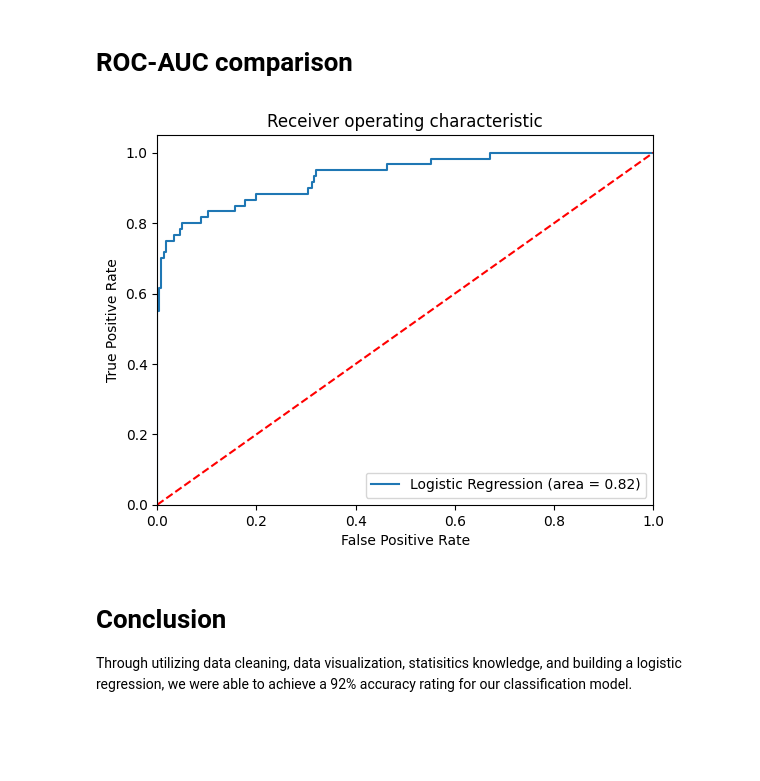
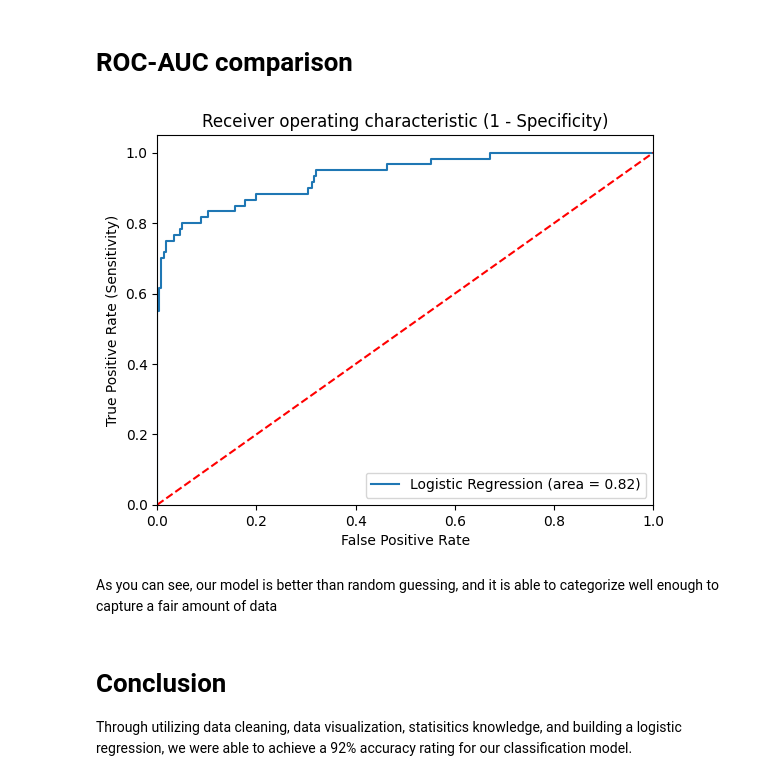
Before and after one commit to VitzJ/Predicting-for-Car-type-using-machine-learning-techniques, a Jupyter notebook: Car Sales no Smote, RFE, Logistic Regression.ipynb, the cells around one changed output. Drawn from its saved outputs; the diff is of its cells as text; code cells hidden in the pictures; blank space fills up the shorter version.

```diff
--- a/Car Sales no Smote, RFE, Logistic Regression.ipynb
+++ b/Car Sales no Smote, RFE, Logistic Regression.ipynb
@@ -517,22 +517,24 @@ Lastly, we will use ROC-AUC comparison to visualize the accuracy of the model
 # %%
 from sklearn.metrics import roc_auc_score
 from sklearn.metrics import roc_curve
 
 logit_roc_auc = roc_auc_score(y_test, logreg.predict(X_test))
 fpr, tpr, thresholds = roc_curve(y_test, logreg.predict_proba(X_test)[:, 1])
 plt.figure()
 plt.plot(fpr, tpr, label='Logistic Regression (area = %0.2f)' % logit_roc_auc)
 plt.plot([0, 1], [0, 1], 'r--')
 plt.xlim([0.0, 1.0])
 plt.ylim([0.0, 1.05])
 plt.xlabel('False Positive Rate')
-plt.ylabel('True Positive Rate')
-plt.title('Receiver operating characteristic')
+plt.ylabel('True Positive Rate (Sensitivity)')
+plt.title('Receiver operating characteristic (1 - Specificity)')
 plt.legend(loc="lower right")
 plt.savefig('Log_ROC')
 plt.show()
 # %% [output]
-[figure, old version]
+[figure, new version]
+# %% [markdown]
+As you can see, our model is better than random guessing, and it is able to categorize well enough to capture a fair amount of data
 # %% [markdown]
 # Conclusion
 
```
Also changed, not shown: parts of 6 cells of this notebook.
